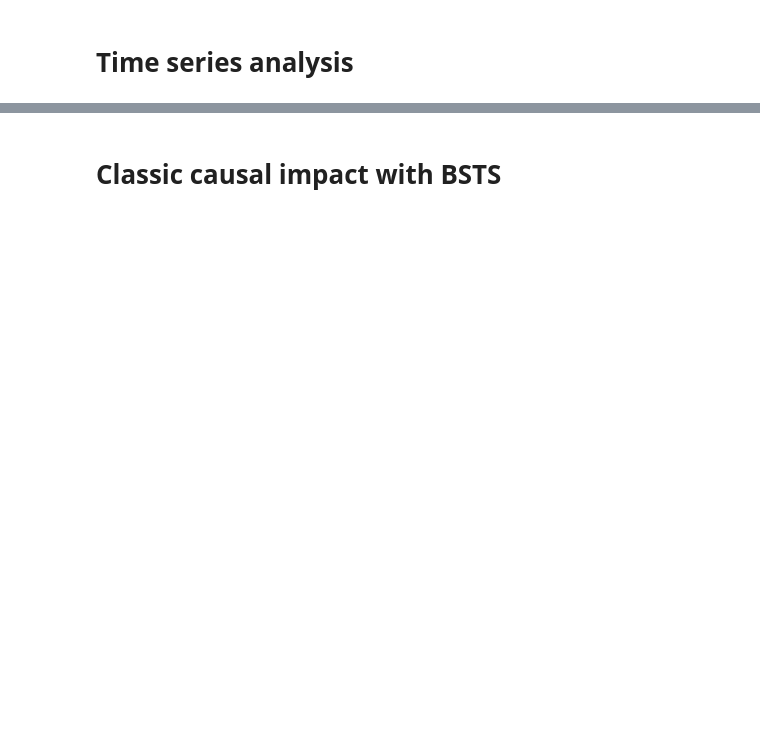
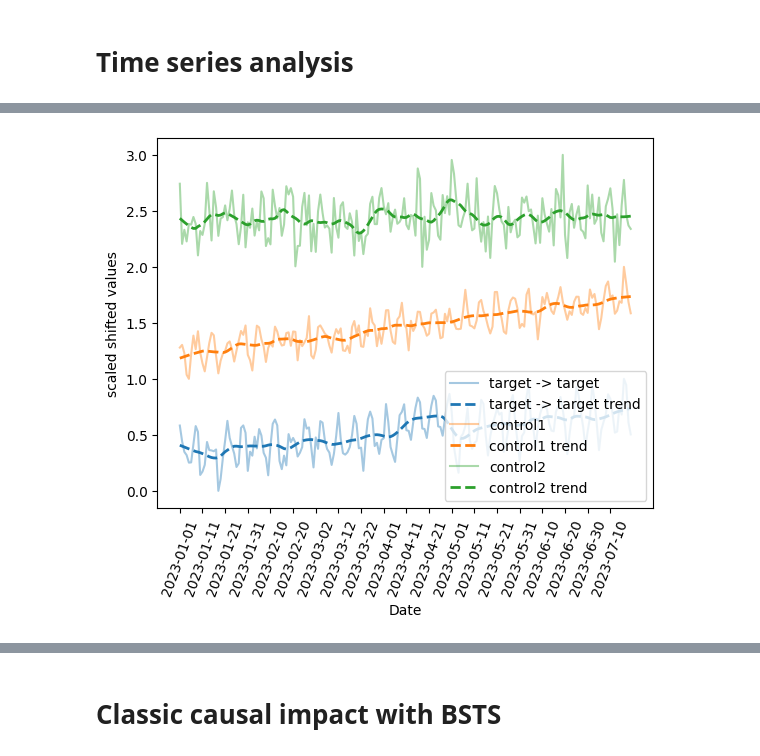
Before and after one commit to MilaimKas/Time_series_impact, a Jupyter notebook: example_usage.ipynb, the cells around one changed output, grey strips where cells are left out. Cells and saved outputs as stored; diff of their text form; code cells hidden in the pictures; blank space fills up the shorter version.

```diff
--- a/example_usage.ipynb
+++ b/example_usage.ipynb
@@ -143,0 +28,6 @@ Starting simulation
+# %%
+
+# plot
+ts.plot(scaled=True, shifted=True, with_trend=True)
+# %% [output]
+[figure, added]
```
Also changed, not shown: parts of 36 cells of this notebook, 22 other files.
